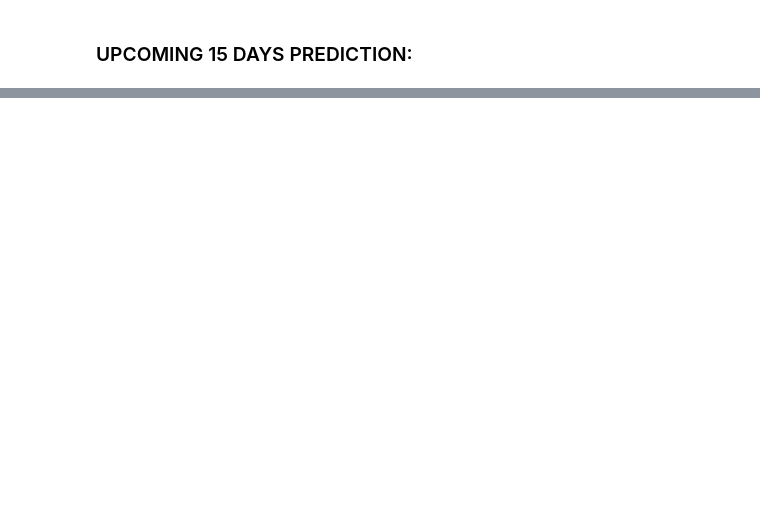
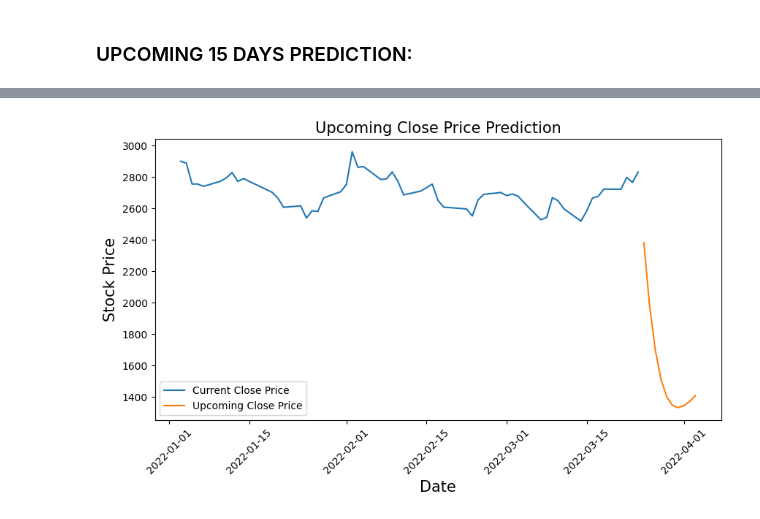
Before and after one commit to Gauravkatakwar/Bharat-Intern-Data-Science-Internship, a Jupyter notebook: Stock Prediction.ipynb, the cells around one changed output, grey strips where cells are left out. Saved outputs shown, nothing was run; the diff lists cells and outputs as text; code cells hidden in the pictures; blank space fills up the shorter version.

```diff
--- a/Stock Prediction.ipynb
+++ b/Stock Prediction.ipynb
@@ -420,0 +428,13 @@ fig.show()
+# %%
+# plotting Upcoming Close price on date index
+fig,ax=plt.subplots(figsize=(10,5))
+ax.plot(Merge_df.loc['2022-01-01':,'Close'],label='Current Close Price')
+ax.plot(upcoming_prediction.loc['2022-01-01':,'Close'],label='Upcoming Close Price')
+plt.setp(ax.xaxis.get_majorticklabels(), rotation=45)
+ax.set_xlabel('Date',size=15)
+ax.set_ylabel('Stock Price',size=15)
+ax.set_title('Upcoming Close Price Prediction',size=15)
+ax.legend()
+fig.show()
+# %% [output]
+[figure, added]
```
Also changed, not shown: parts of 19 cells of this notebook.
